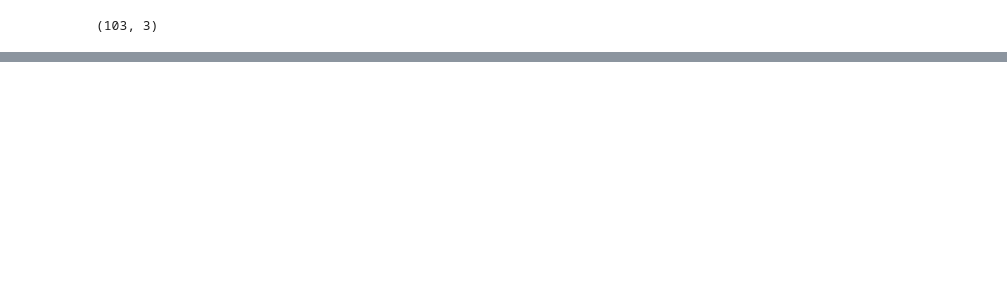
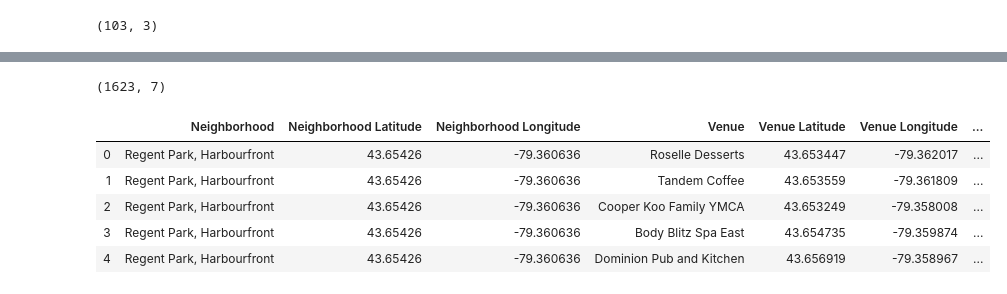
Before and after one commit to avanti480/Coursera_Capstone, a Jupyter notebook: Coursera_capstone_week3.ipynb, the cells around one changed output, grey strips where cells are left out. Drawn from its saved outputs; the diff is of its cells as text; code cells hidden in the pictures; blank space fills up the shorter version.

Commit message:
The final version of this assignment

```diff
--- a/Coursera_capstone_week3.ipynb
+++ b/Coursera_capstone_week3.ipynb
@@ -77,0 +244,19 @@ df_t.shape
+# %%
+neighborhood_latitude = toronto_data.loc[0, 'Latitude'] # neighborhood latitude value
+neighborhood_longitude = toronto_data.loc[0, 'Longitude'] # neighborhood longitude value
+
+neighborhood_name = toronto_data.loc[0, 'Neighbourhood'] # neighborhood name
+# %%
+LIMIT = 100 # limit of number of venues returned by Foursquare API
+radius = 500 # define radius
+
+
+fs_url = 'https://api.foursquare.com/v2/venues/explore?&client_id={}&client_secret={}&v={}&ll={},{}&radius={}&limit={}'.format(
+    CLIENT_ID,
+    CLIENT_SECRET,
+    VERSION,
+    neighborhood_latitude,
+    neighborhood_longitude,
+    radius,
+    LIMIT)
+fs_url # display URL
@@ -77,0 +267,18 @@ df_t.shape
+# %%
+results = requests.get(fs_url).json()
+results
+venues = results['response']['groups'][0]['items']
+
+nearby_venues = json_normalize(venues) # flatten JSON
+
+# filter columns
+filtered_columns = ['venue.name', 'venue.categories', 'venue.location.lat', 'venue.location.lng']
+nearby_venues =nearby_venues.loc[:, filtered_columns]
+
+# filter the category for each row
+nearby_venues['venue.categories'] = nearby_venues.apply(get_category_type, axis=1)
+
+# clean columns
+nearby_venues.columns = [col.split(".")[-1] for col in nearby_venues.columns]
+
+nearby_venues.head()
@@ -77,0 +336,5 @@ df_t.shape
+# %%
+toronto_venues = getNearbyVenues(names=toronto_data['Neighbourhood'],
+                                   latitudes=toronto_data['Latitude'],
+                                   longitudes=toronto_data['Longitude']
+                                  )
@@ -77,0 +359,11 @@ df_t.shape
+# %%
+print(toronto_venues.shape)
+toronto_venues.head()
+# %% [output]
+(1623, 7)
+|  | Neighborhood | Neighborhood Latitude | Neighborhood Longitude | Venue | Venue Latitude | Venue Longitude | ... |
+| 0 | Regent Park, Harbourfront | 43.65426 | -79.360636 | Roselle Desserts | 43.653447 | -79.362017 | ... |
+| 1 | Regent Park, Harbourfront | 43.65426 | -79.360636 | Tandem Coffee | 43.653559 | -79.361809 | ... |
+| 2 | Regent Park, Harbourfront | 43.65426 | -79.360636 | Cooper Koo Family YMCA | 43.653249 | -79.358008 | ... |
+| 3 | Regent Park, Harbourfront | 43.65426 | -79.360636 | Body Blitz Spa East | 43.654735 | -79.359874 | ... |
+| 4 | Regent Park, Harbourfront | 43.65426 | -79.360636 | Dominion Pub and Kitchen | 43.656919 | -79.358967 | ... |
```
Also changed, not shown: parts of 57 cells of this notebook.
